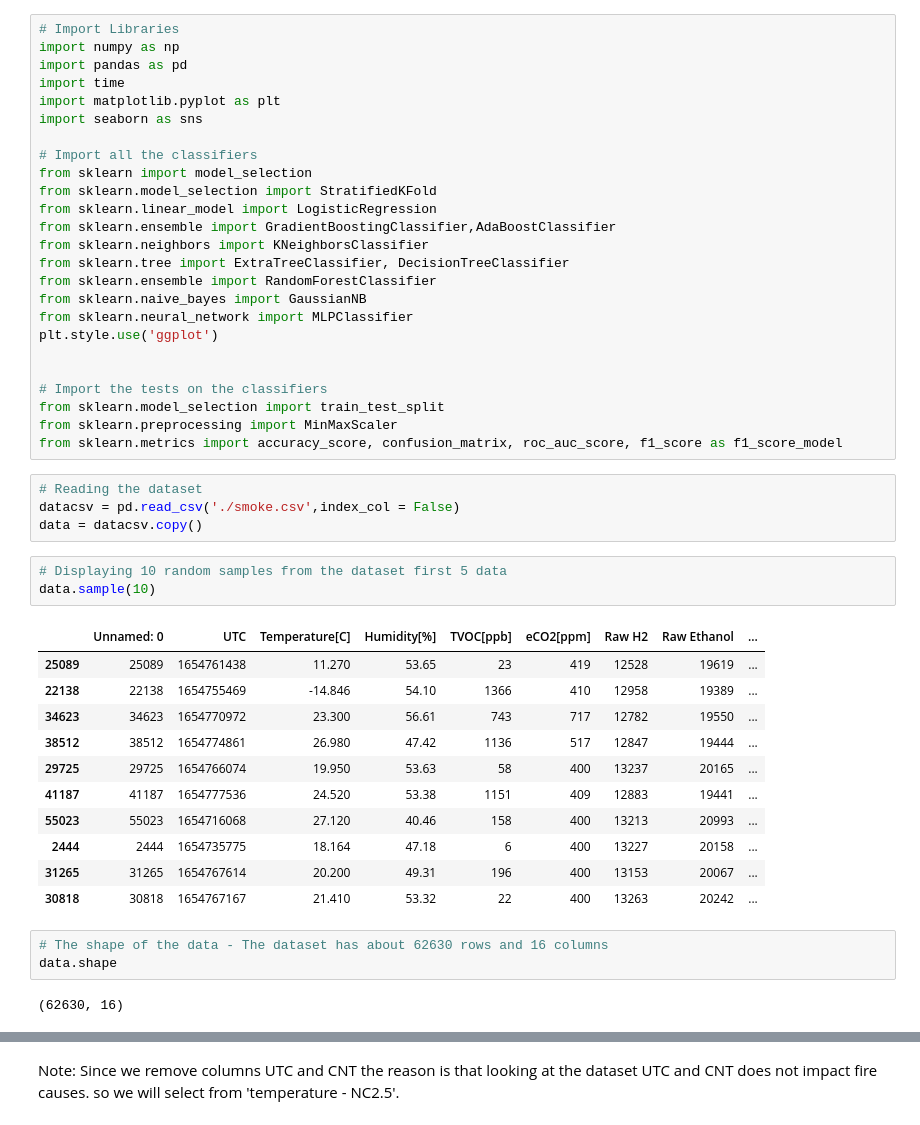
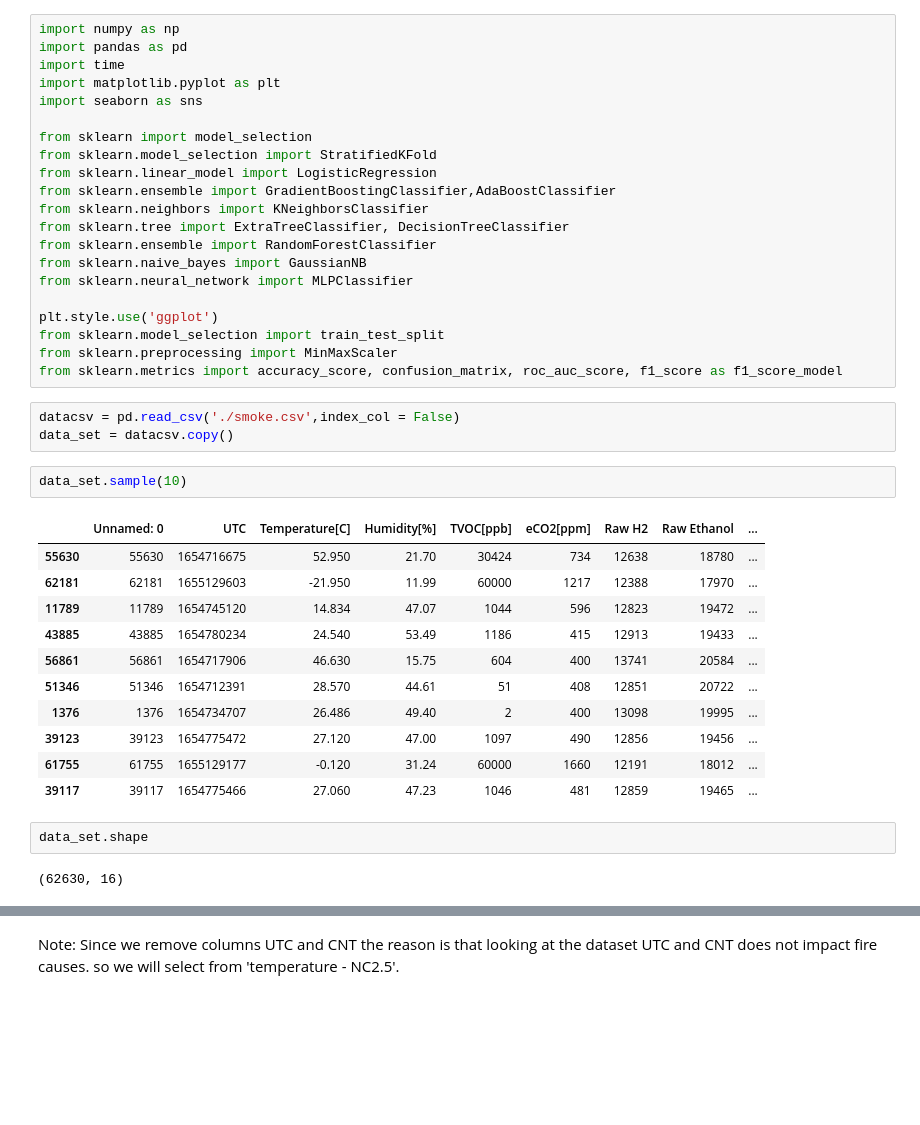
Before and after one commit to Mitchelle-Creado-15-06-1997/Smoke-Detection, a Jupyter notebook: v2/sklearn.ipynb, the cells around one changed output, grey strips where cells are left out. Saved outputs shown, nothing was run; the diff lists cells and outputs as text; blank space fills up the shorter version.

```diff
--- a/v2/sklearn.ipynb
+++ b/v2/sklearn.ipynb
@@ -1,12 +1,10 @@
 # %%
-# Import Libraries
 import numpy as np
 import pandas as pd
 import time
 import matplotlib.pyplot as plt
 import seaborn as sns
 
-# Import all the classifiers
 from sklearn import model_selection
 from sklearn.model_selection import StratifiedKFold
 from sklearn.linear_model import LogisticRegression
@@ -16,35 +14,30 @@ from sklearn.tree import ExtraTreeClassifier, DecisionTreeClassifier
 from sklearn.ensemble import RandomForestClassifier
 from sklearn.naive_bayes import GaussianNB
 from sklearn.neural_network import MLPClassifier
+
 plt.style.use('ggplot')
-
-
-# Import the tests on the classifiers
 from sklearn.model_selection import train_test_split
 from sklearn.preprocessing import MinMaxScaler
 from sklearn.metrics import accuracy_score, confusion_matrix, roc_auc_score, f1_score as f1_score_model
 # %%
-# Reading the dataset
 datacsv = pd.read_csv('./smoke.csv',index_col = False)
-data = datacsv.copy()
+data_set = datacsv.copy()
-# %%
-# Displaying 10 random samples from the dataset first 5 data
-data.sample(10)
-# %% [output]
-|  | Unnamed: 0 | UTC | Temperature[C] | Humidity[%] | TVOC[ppb] | eCO2[ppm] | Raw H2 | Raw Ethanol | ... |
-| 25089 | 25089 | 1654761438 | 11.270 | 53.65 | 23 | 419 | 12528 | 19619 | ... |
-| 22138 | 22138 | 1654755469 | -14.846 | 54.10 | 1366 | 410 | 12958 | 19389 | ... |
-| 34623 | 34623 | 1654770972 | 23.300 | 56.61 | 743 | 717 | 12782 | 19550 | ... |
-| 38512 | 38512 | 1654774861 | 26.980 | 47.42 | 1136 | 517 | 12847 | 19444 | ... |
-| 29725 | 29725 | 1654766074 | 19.950 | 53.63 | 58 | 400 | 13237 | 20165 | ... |
-| 41187 | 41187 | 1654777536 | 24.520 | 53.38 | 1151 | 409 | 12883 | 19441 | ... |
-| 55023 | 55023 | 1654716068 | 27.120 | 40.46 | 158 | 400 | 13213 | 20993 | ... |
-| 2444 | 2444 | 1654735775 | 18.164 | 47.18 | 6 | 400 | 13227 | 20158 | ... |
-| 31265 | 31265 | 1654767614 | 20.200 | 49.31 | 196 | 400 | 13153 | 20067 | ... |
-| 30818 | 30818 | 1654767167 | 21.410 | 53.32 | 22 | 400 | 13263 | 20242 | ... |
-# %%
-# The shape of the data - The dataset has about 62630 rows and 16 columns
-data.shape
-# %% [output]
-(62630, 16)
+# %%
+data_set.sample(10)
+# %% [output]
+|  | Unnamed: 0 | UTC | Temperature[C] | Humidity[%] | TVOC[ppb] | eCO2[ppm] | Raw H2 | Raw Ethanol | ... |
+| 55630 | 55630 | 1654716675 | 52.950 | 21.70 | 30424 | 734 | 12638 | 18780 | ... |
+| 62181 | 62181 | 1655129603 | -21.950 | 11.99 | 60000 | 1217 | 12388 | 17970 | ... |
+| 11789 | 11789 | 1654745120 | 14.834 | 47.07 | 1044 | 596 | 12823 | 19472 | ... |
+| 43885 | 43885 | 1654780234 | 24.540 | 53.49 | 1186 | 415 | 12913 | 19433 | ... |
+| 56861 | 56861 | 1654717906 | 46.630 | 15.75 | 604 | 400 | 13741 | 20584 | ... |
+| 51346 | 51346 | 1654712391 | 28.570 | 44.61 | 51 | 408 | 12851 | 20722 | ... |
+| 1376 | 1376 | 1654734707 | 26.486 | 49.40 | 2 | 400 | 13098 | 19995 | ... |
+| 39123 | 39123 | 1654775472 | 27.120 | 47.00 | 1097 | 490 | 12856 | 19456 | ... |
+| 61755 | 61755 | 1655129177 | -0.120 | 31.24 | 60000 | 1660 | 12191 | 18012 | ... |
+| 39117 | 39117 | 1654775466 | 27.060 | 47.23 | 1046 | 481 | 12859 | 19465 | ... |
+# %%
+data_set.shape
+# %% [output]
+(62630, 16)
 # %%
```
Also changed, not shown: parts of 30 cells of this notebook, 5 other files.
